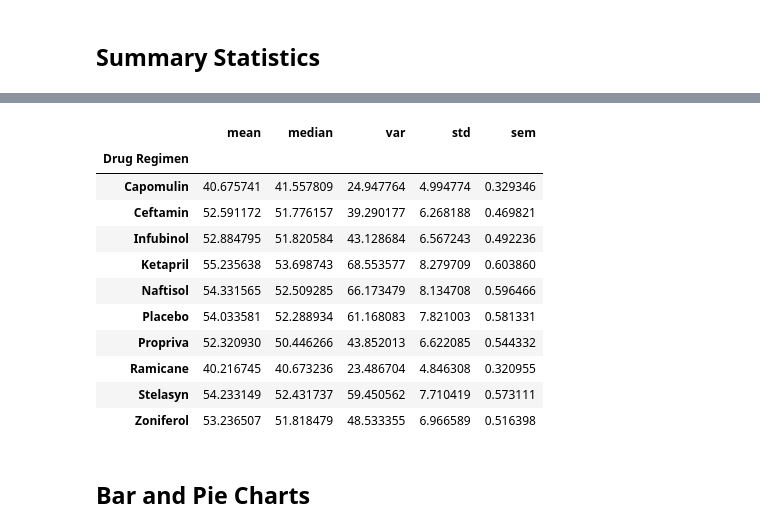
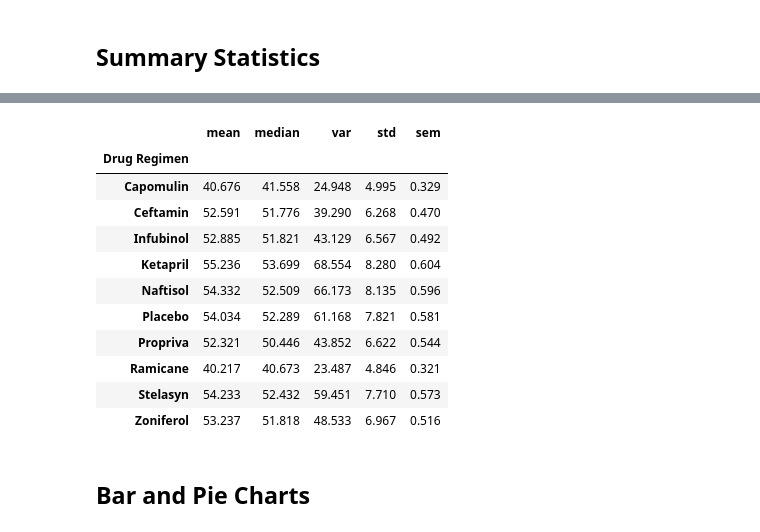
Before and after one commit to yaf978/Matplotlib_Challenge, a Jupyter notebook: Pymaceuticals/pymaceuticals.ipynb, the cells around one changed output, grey strips where cells are left out. Saved outputs shown, nothing was run; the diff lists cells and outputs as text; code cells hidden in the pictures.

```diff
--- a/Pymaceuticals/pymaceuticals.ipynb
+++ b/Pymaceuticals/pymaceuticals.ipynb
@@ -141,25 +147,25 @@ summary_stats_table
 # %%
 # Generate a summary statistics table of mean, median, variance, standard deviation, and SEM of the tumor volume for each regimen
 
 # Using the aggregation method, produce the same summary statistics in a single line
 
-summary_stats_table_agg = clean_combined_data.groupby("Drug Regimen")["Tumor Volume (mm3)"].agg([
-    'mean','median','var','std','sem'])
+summary_stats_table_agg = round(clean_combined_data.groupby("Drug Regimen")["Tumor Volume (mm3)"].agg([
+    'mean','median','var','std','sem']),3)
 
 
 summary_stats_table_agg
 # %% [output]
 |  | mean | median | var | std | sem |
 | Drug Regimen |  |  |  |  |  |
-| Capomulin | 40.675741 | 41.557809 | 24.947764 | 4.994774 | 0.329346 |
-| Ceftamin | 52.591172 | 51.776157 | 39.290177 | 6.268188 | 0.469821 |
-| Infubinol | 52.884795 | 51.820584 | 43.128684 | 6.567243 | 0.492236 |
-| Ketapril | 55.235638 | 53.698743 | 68.553577 | 8.279709 | 0.603860 |
-| Naftisol | 54.331565 | 52.509285 | 66.173479 | 8.134708 | 0.596466 |
-| Placebo | 54.033581 | 52.288934 | 61.168083 | 7.821003 | 0.581331 |
-| Propriva | 52.320930 | 50.446266 | 43.852013 | 6.622085 | 0.544332 |
-| Ramicane | 40.216745 | 40.673236 | 23.486704 | 4.846308 | 0.320955 |
-| Stelasyn | 54.233149 | 52.431737 | 59.450562 | 7.710419 | 0.573111 |
-| Zoniferol | 53.236507 | 51.818479 | 48.533355 | 6.966589 | 0.516398 |
+| Capomulin | 40.676 | 41.558 | 24.948 | 4.995 | 0.329 |
+| Ceftamin | 52.591 | 51.776 | 39.290 | 6.268 | 0.470 |
+| Infubinol | 52.885 | 51.821 | 43.129 | 6.567 | 0.492 |
+| Ketapril | 55.236 | 53.699 | 68.554 | 8.280 | 0.604 |
+| Naftisol | 54.332 | 52.509 | 66.173 | 8.135 | 0.596 |
+| Placebo | 54.034 | 52.289 | 61.168 | 7.821 | 0.581 |
+| Propriva | 52.321 | 50.446 | 43.852 | 6.622 | 0.544 |
+| Ramicane | 40.217 | 40.673 | 23.487 | 4.846 | 0.321 |
+| Stelasyn | 54.233 | 52.432 | 59.451 | 7.710 | 0.573 |
+| Zoniferol | 53.237 | 51.818 | 48.533 | 6.967 | 0.516 |
 # %% [markdown]
 ## Bar and Pie Charts
```
Also changed, not shown: parts of 14 cells of this notebook, 1 other file.
